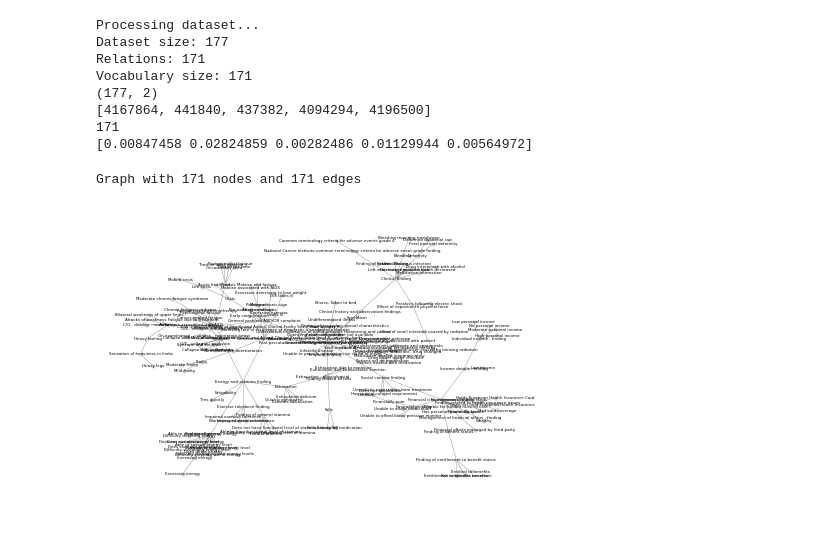
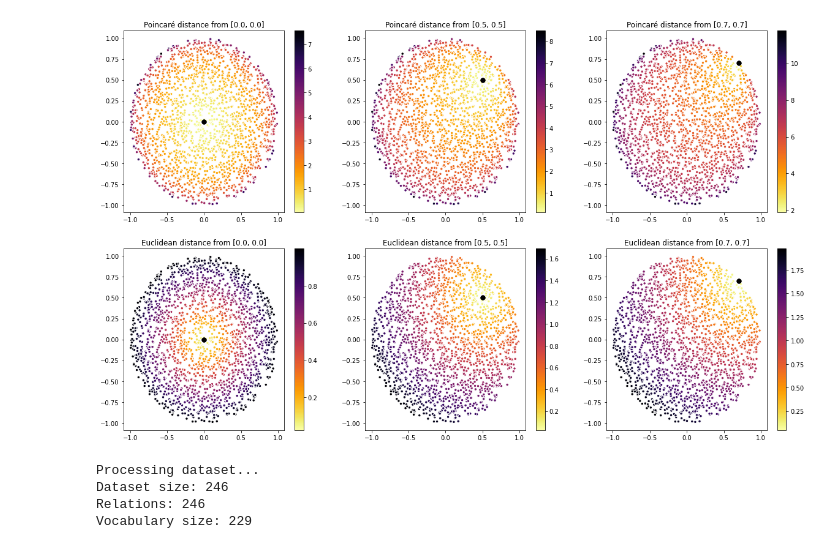
Before and after one commit to mi-erasmusmc/omop-poincare, a Jupyter notebook: main_notebook.ipynb, the cells around one changed output. Saved outputs shown, nothing was run; the diff lists cells and outputs as text; code cells hidden in the pictures.

```diff
--- a/main_notebook.ipynb
+++ b/main_notebook.ipynb
@@ -98,53 +32,18 @@ plt.show();
-# %%
-
-# m = Categorical(torch.tensor([ 2, 100, 1, 0.5 ]))
-# print(m.sample())
-
-# data, objects, weights = helpers.load_edge_list(Path("data", "dist1Sample.csv"))
-data, weights, objects, neighbors, diff_summed, num_relations = helpers.load_dataset("data/dist1Sample.csv")
-
-# id2 = ancestor, id1 = descendant according to descendant name in near column
-# "ancestor_concept_id","descendant_concept_id","dist"
-# "id2","id1","weight","descendant_concept_name"
-print(data.shape)
-print(objects[:5])
-print(len(objects))
-print(weights[:5])
-ref = pd.read_csv(Path('data','ref.csv'))
-#create a dict with data indices as keys
-dictData = dict(enumerate(objects))
-# replace concept_id with concept_name in dict
-# print(objects.index(4274025))
-
-for key, value in dictData.items():
-    dictData[key] = ref.loc[ref['concept_id'] == value].concept_name.values[0]
-
-# print(dictData)
-# %% [output]
-Processing dataset...
-Dataset size: 177
-Relations: 171
-Vocabulary size: 171
-(177, 2)
-[4167864, 441840, 437382, 4094294, 4196500]
-171
-[0.00847458 0.02824859 0.00282486 0.01129944 0.00564972]
-# %%
-g = nx.Graph()
-g.add_edges_from(data)
-
-pos = nx.spring_layout(g)
-# pos = nx.kamada_kawai_layout(g)
-pos_attrs = {}
-for node, coords in pos.items():
-    pos_attrs[node] = (coords[0], coords[1] + 0.08)
-
-print(nx.info(g))
-plt.figure()
-nx.draw(g, pos=pos, node_size=10, node_color="lightgray", width=0.2)
-nx.draw_networkx_labels(g, labels=dictData, pos=pos, font_size=4)
-plt.savefig(Path("data", "hierarchy.png"), dpi=300)
-plt.show()
-# %% [output]
-Graph with 171 nodes and 171 edges
-[figure, removed]
+# %%
+# Plot geodesic comparison between Poincaré and Euclidean
+plot_geodesic()
+# %% [output]
+[figure, added]
+# %%
+# Load edge data
+data_path = Path("data","dist1Sample.csv")
+data, weights, objects, neighbors, diff_summed, num_relations = read_data(data_path)
+
+# load concept reference
+ref_path = Path('data','ref.csv')
+ref = read_ref(ref_path)
+# %% [output]
+Processing dataset...
+Dataset size: 246
+Relations: 246
+Vocabulary size: 229
```
Also changed, not shown: parts of 6 cells of this notebook, 10 other files.
